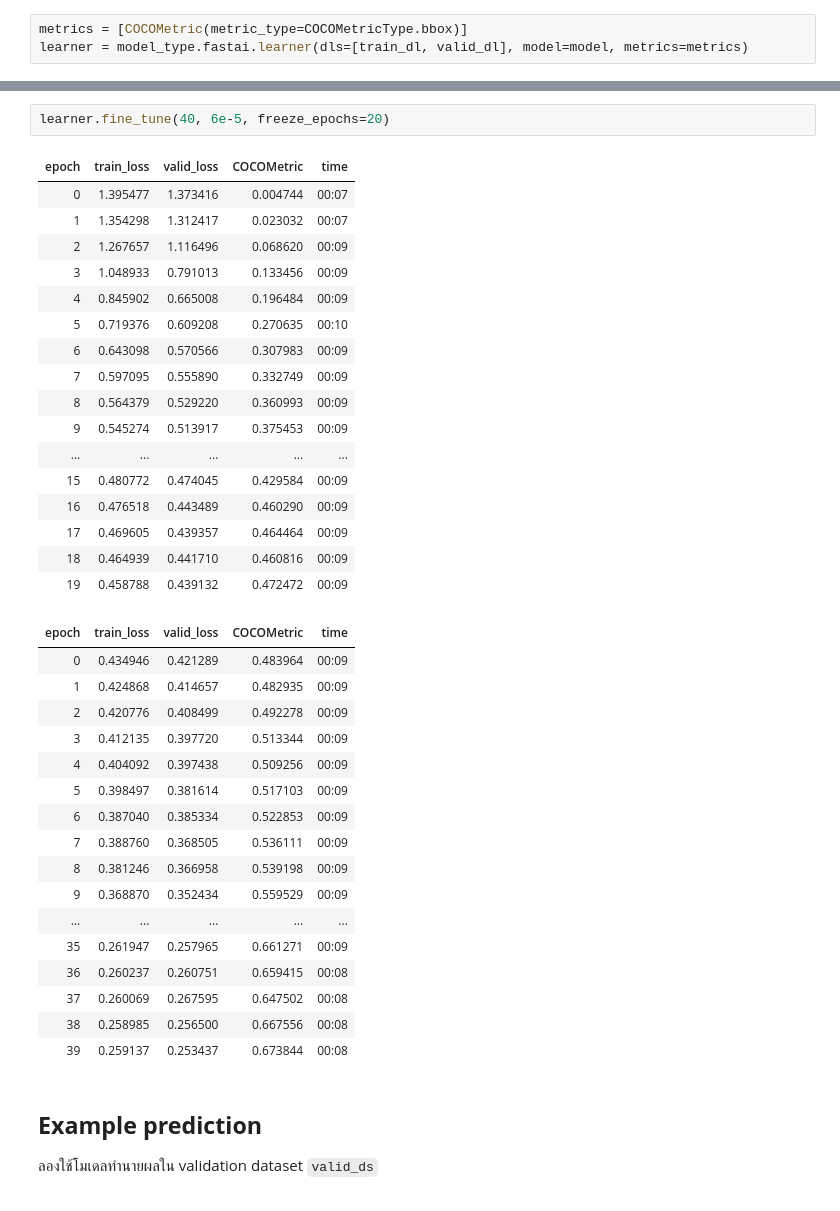
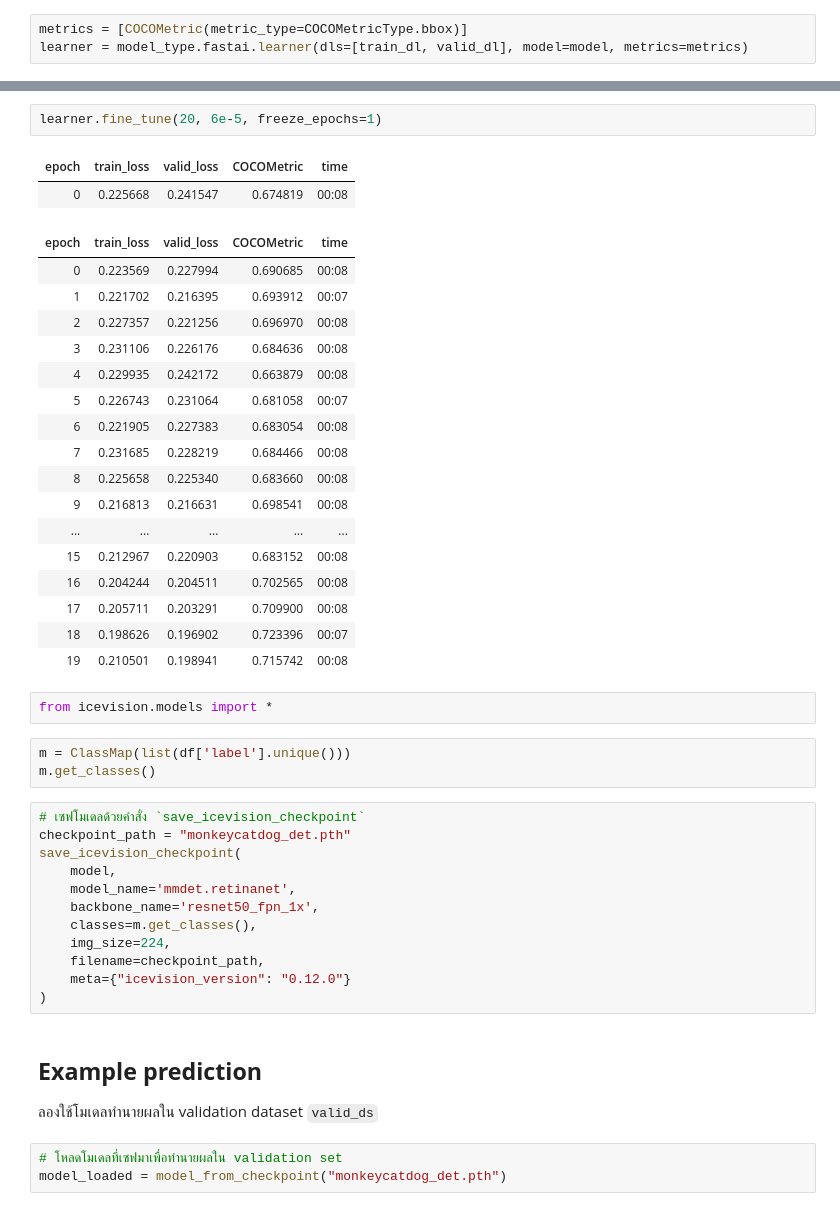
Before and after one commit to ai-builders/curriculum, a Jupyter notebook: notebooks/05v_object_detection.ipynb, the cells around one changed output, grey strips where cells are left out. Saved outputs shown, nothing was run; the diff lists cells and outputs as text.

```diff
--- a/notebooks/05v_object_detection.ipynb
+++ b/notebooks/05v_object_detection.ipynb
@@ -304,41 +285,46 @@ SuggestedLRs(valley=6.30957365501672e-05)
 # %%
-learner.fine_tune(40, 6e-5, freeze_epochs=20)
+learner.fine_tune(20, 6e-5, freeze_epochs=1)
 # %% [output]
 | epoch | train_loss | valid_loss | COCOMetric | time |
-| 0 | 1.395477 | 1.373416 | 0.004744 | 00:07 |
-| 1 | 1.354298 | 1.312417 | 0.023032 | 00:07 |
-| 2 | 1.267657 | 1.116496 | 0.068620 | 00:09 |
-| 3 | 1.048933 | 0.791013 | 0.133456 | 00:09 |
-| 4 | 0.845902 | 0.665008 | 0.196484 | 00:09 |
-| 5 | 0.719376 | 0.609208 | 0.270635 | 00:10 |
-| 6 | 0.643098 | 0.570566 | 0.307983 | 00:09 |
-| 7 | 0.597095 | 0.555890 | 0.332749 | 00:09 |
-| 8 | 0.564379 | 0.529220 | 0.360993 | 00:09 |
-| 9 | 0.545274 | 0.513917 | 0.375453 | 00:09 |
-| ... | ... | ... | ... | ... |
-| 15 | 0.480772 | 0.474045 | 0.429584 | 00:09 |
-| 16 | 0.476518 | 0.443489 | 0.460290 | 00:09 |
-| 17 | 0.469605 | 0.439357 | 0.464464 | 00:09 |
-| 18 | 0.464939 | 0.441710 | 0.460816 | 00:09 |
-| 19 | 0.458788 | 0.439132 | 0.472472 | 00:09 |
+| 0 | 0.225668 | 0.241547 | 0.674819 | 00:08 |
 | epoch | train_loss | valid_loss | COCOMetric | time |
-| 0 | 0.434946 | 0.421289 | 0.483964 | 00:09 |
-| 1 | 0.424868 | 0.414657 | 0.482935 | 00:09 |
-| 2 | 0.420776 | 0.408499 | 0.492278 | 00:09 |
-| 3 | 0.412135 | 0.397720 | 0.513344 | 00:09 |
-| 4 | 0.404092 | 0.397438 | 0.509256 | 00:09 |
-| 5 | 0.398497 | 0.381614 | 0.517103 | 00:09 |
-| 6 | 0.387040 | 0.385334 | 0.522853 | 00:09 |
-| 7 | 0.388760 | 0.368505 | 0.536111 | 00:09 |
-| 8 | 0.381246 | 0.366958 | 0.539198 | 00:09 |
-| 9 | 0.368870 | 0.352434 | 0.559529 | 00:09 |
+| 0 | 0.223569 | 0.227994 | 0.690685 | 00:08 |
+| 1 | 0.221702 | 0.216395 | 0.693912 | 00:07 |
+| 2 | 0.227357 | 0.221256 | 0.696970 | 00:08 |
+| 3 | 0.231106 | 0.226176 | 0.684636 | 00:08 |
+| 4 | 0.229935 | 0.242172 | 0.663879 | 00:08 |
+| 5 | 0.226743 | 0.231064 | 0.681058 | 00:07 |
+| 6 | 0.221905 | 0.227383 | 0.683054 | 00:08 |
+| 7 | 0.231685 | 0.228219 | 0.684466 | 00:08 |
+| 8 | 0.225658 | 0.225340 | 0.683660 | 00:08 |
+| 9 | 0.216813 | 0.216631 | 0.698541 | 00:08 |
 | ... | ... | ... | ... | ... |
-| 35 | 0.261947 | 0.257965 | 0.661271 | 00:09 |
-| 36 | 0.260237 | 0.260751 | 0.659415 | 00:08 |
-| 37 | 0.260069 | 0.267595 | 0.647502 | 00:08 |
-| 38 | 0.258985 | 0.256500 | 0.667556 | 00:08 |
-| 39 | 0.259137 | 0.253437 | 0.673844 | 00:08 |
+| 15 | 0.212967 | 0.220903 | 0.683152 | 00:08 |
+| 16 | 0.204244 | 0.204511 | 0.702565 | 00:08 |
+| 17 | 0.205711 | 0.203291 | 0.709900 | 00:08 |
+| 18 | 0.198626 | 0.196902 | 0.723396 | 00:07 |
+| 19 | 0.210501 | 0.198941 | 0.715742 | 00:08 |
+# %%
+from icevision.models import *
+# %%
+m = ClassMap(list(df['label'].unique()))
+m.get_classes()
+# %%
+# เซฟโมเดลด้วยคำสั่ง `save_icevision_checkpoint`
+checkpoint_path = "monkeycatdog_det.pth"
+save_icevision_checkpoint(
+    model,
+    model_name='mmdet.retinanet',
+    backbone_name='resnet50_fpn_1x',
+    classes=m.get_classes(),
+    img_size=224,
+    filename=checkpoint_path,
+    meta={"icevision_version": "0.12.0"}
+)
 # %% [markdown]
 ## **Example prediction**
 
 ลองใช้โมเดลทำนายผลใน validation dataset `valid_ds`
+# %%
+# โหลดโมเดลที่เซฟมาเพื่อทำนายผลใน validation set
+model_loaded = model_from_checkpoint("monkeycatdog_det.pth")
```
Also changed, not shown: parts of 7 cells of this notebook.
